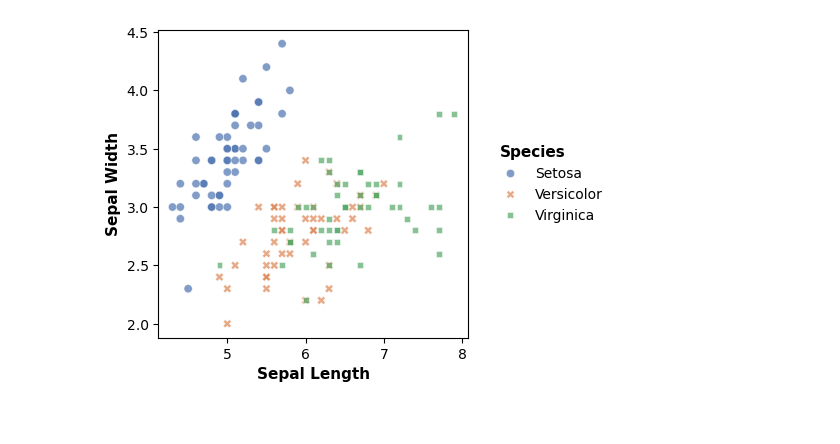
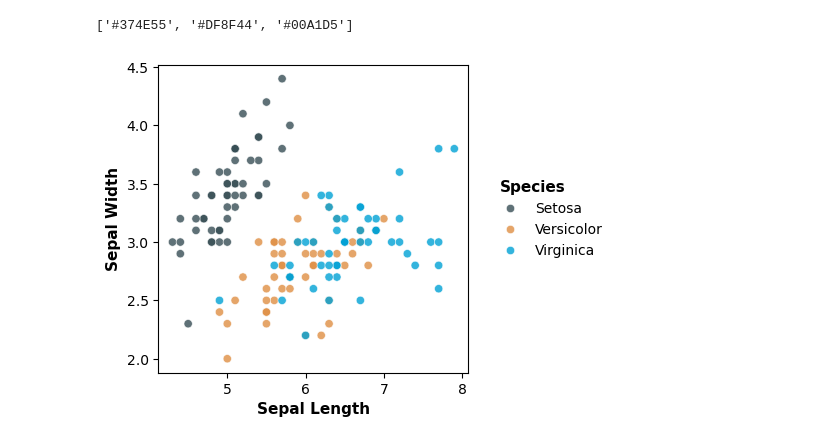
Before and after one commit to kantonopoulos/sciviz, a Jupyter notebook: sciviz/sciviz/src/test.ipynb, the cells around one changed output. Cells and saved outputs as stored; diff of their text form; code cells hidden in the pictures.

Commit message:
Add palettes and fix issues

```diff
--- a/sciviz/sciviz/src/test.ipynb
+++ b/sciviz/sciviz/src/test.ipynb
@@ -7,12 +6,13 @@ from legend import customize_legend
 # %%
 iris = sns.load_dataset("iris")
 
 # Create the visualization with faceting by species
-g = sciviz(iris, height=4, aspect=1)
-point(iris, x="sepal_length", y="sepal_width", color="species", style="species", palette="deep", ax=g)
+ax = sciviz(iris, height=4, aspect=1)
+point(iris, x="sepal_length", y="sepal_width", color="species", palette="jama", ax=ax, alpha = 0.8)
 plt.show()
 # %% [output]
+['#374E55', '#DF8F44', '#00A1D5']
-[figure, old version]
+[figure, new version]
 # %%
 iris = sns.load_dataset("iris")
 
```
Also changed, not shown: parts of 2 cells of this notebook, 4 other files.
